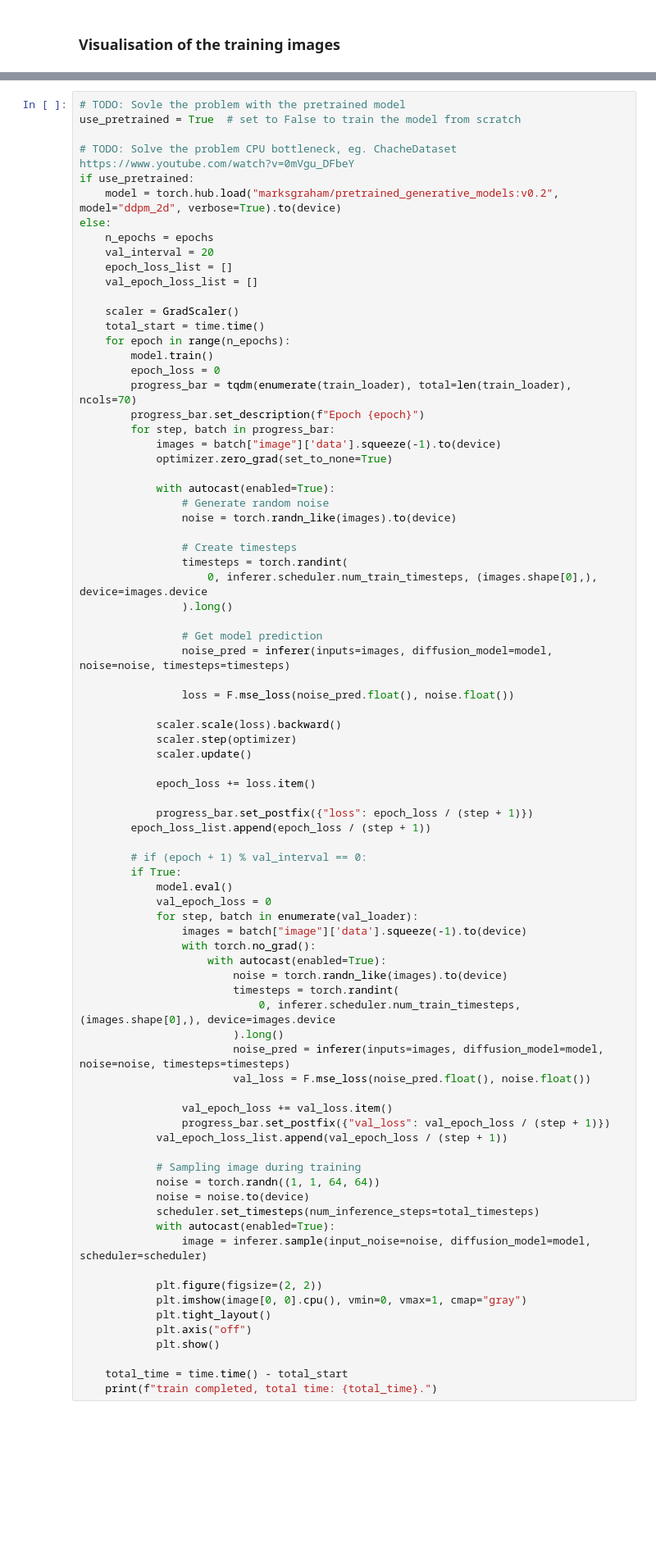
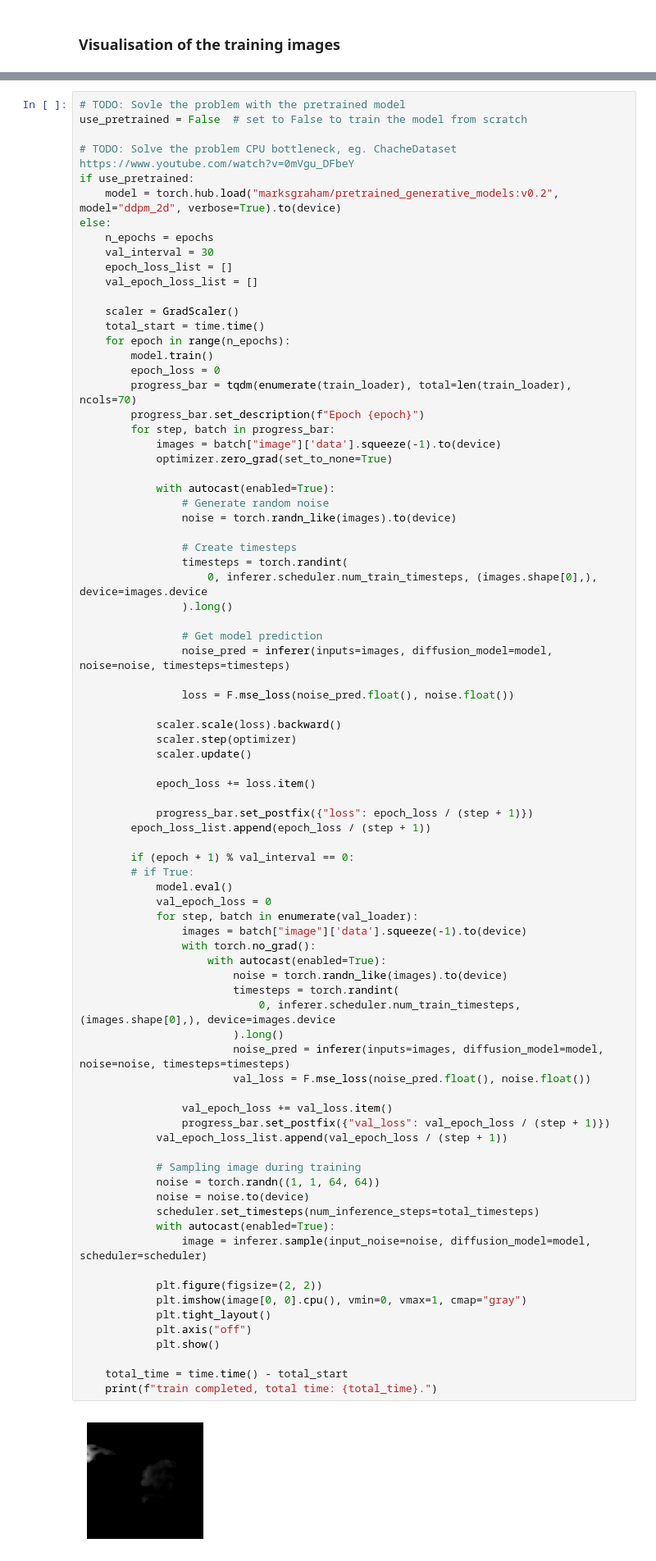
Before and after one commit to ShaoKAi100812/cmr_diffusion_models, a Jupyter notebook: monai_ddpm.ipynb, the cells around one changed output, grey strips where cells are left out. Shown at 82% size. Drawn from its saved outputs; the diff is of its cells as text; blank space fills up the shorter version.

```diff
--- a/monai_ddpm.ipynb
+++ b/monai_ddpm.ipynb
@@ -229,14 +226,14 @@ If you would like to skip the training and use a pre-trained model instead, set
 # print(page.content)
 # %%
 # TODO: Sovle the problem with the pretrained model
-use_pretrained = True  # set to False to train the model from scratch
+use_pretrained = False  # set to False to train the model from scratch
 
 # TODO: Solve the problem CPU bottleneck, eg. ChacheDataset https://www.youtube.com/watch?v=0mVgu_DFbeY
 if use_pretrained:
     model = torch.hub.load("marksgraham/pretrained_generative_models:v0.2", model="ddpm_2d", verbose=True).to(device)
 else:
     n_epochs = epochs
-    val_interval = 20
+    val_interval = 30
     epoch_loss_list = []
     val_epoch_loss_list = []
 
@@ -274,38 +271,39 @@ else:
             progress_bar.set_postfix({"loss": epoch_loss / (step + 1)})
         epoch_loss_list.append(epoch_loss / (step + 1))
 
-        # if (epoch + 1) % val_interval == 0:
-        if True:
+        if (epoch + 1) % val_interval == 0:
+        # if True:
             model.eval()
             val_epoch_loss = 0
             for step, batch in enumerate(val_loader):
                 images = batch["image"]['data'].squeeze(-1).to(device)
                 with torch.no_grad():
                     with autocast(enabled=True):
                         noise = torch.randn_like(images).to(device)
                         timesteps = torch.randint(
                             0, inferer.scheduler.num_train_timesteps, (images.shape[0],), device=images.device
                         ).long()
                         noise_pred = inferer(inputs=images, diffusion_model=model, noise=noise, timesteps=timesteps)
                         val_loss = F.mse_loss(noise_pred.float(), noise.float())
 
                 val_epoch_loss += val_loss.item()
                 progress_bar.set_postfix({"val_loss": val_epoch_loss / (step + 1)})
             val_epoch_loss_list.append(val_epoch_loss / (step + 1))
 
             # Sampling image during training
             noise = torch.randn((1, 1, 64, 64))
             noise = noise.to(device)
             scheduler.set_timesteps(num_inference_steps=total_timesteps)
             with autocast(enabled=True):
                 image = inferer.sample(input_noise=noise, diffusion_model=model, scheduler=scheduler)
 
             plt.figure(figsize=(2, 2))
             plt.imshow(image[0, 0].cpu(), vmin=0, vmax=1, cmap="gray")
             plt.tight_layout()
             plt.axis("off")
             plt.show()
 
     total_time = time.time() - total_start
     print(f"train completed, total time: {total_time}.")
 # %% [output]
+[figure, added]
```
Also changed, not shown: parts of 13 cells of this notebook.
